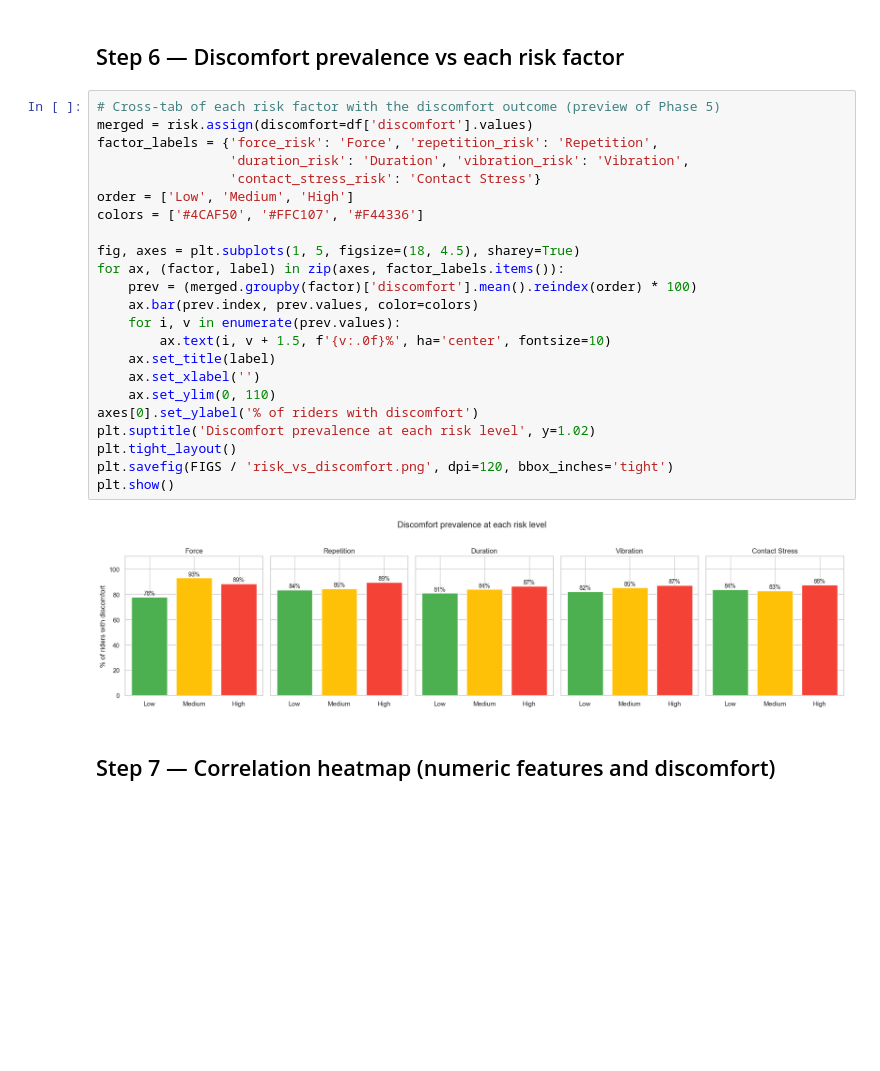
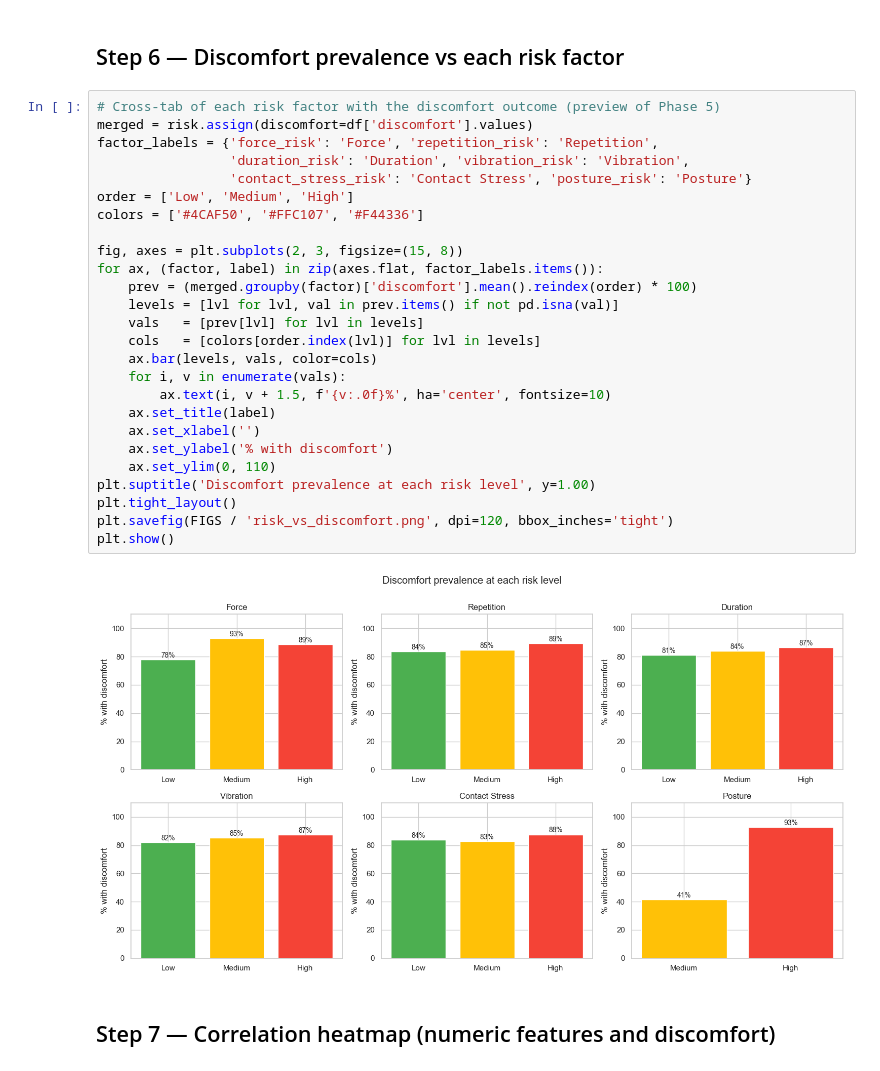
Before and after one commit to AilaVishnu/ergonomic-risk-factor-prediction, a Jupyter notebook: notebooks/04_eda.ipynb, the cells around one changed output. Cells and saved outputs as stored; diff of their text form; blank space fills up the shorter version.

```diff
--- a/notebooks/04_eda.ipynb
+++ b/notebooks/04_eda.ipynb
@@ -161,28 +161,31 @@ plt.show()
 # %%
 # Cross-tab of each risk factor with the discomfort outcome (preview of Phase 5)
 merged = risk.assign(discomfort=df['discomfort'].values)
 factor_labels = {'force_risk': 'Force', 'repetition_risk': 'Repetition',
                  'duration_risk': 'Duration', 'vibration_risk': 'Vibration',
-                 'contact_stress_risk': 'Contact Stress'}
+                 'contact_stress_risk': 'Contact Stress', 'posture_risk': 'Posture'}
 order = ['Low', 'Medium', 'High']
 colors = ['#4CAF50', '#FFC107', '#F44336']
 
-fig, axes = plt.subplots(1, 5, figsize=(18, 4.5), sharey=True)
-for ax, (factor, label) in zip(axes, factor_labels.items()):
+fig, axes = plt.subplots(2, 3, figsize=(15, 8))
+for ax, (factor, label) in zip(axes.flat, factor_labels.items()):
     prev = (merged.groupby(factor)['discomfort'].mean().reindex(order) * 100)
-    ax.bar(prev.index, prev.values, color=colors)
-    for i, v in enumerate(prev.values):
+    levels = [lvl for lvl, val in prev.items() if not pd.isna(val)]
+    vals   = [prev[lvl] for lvl in levels]
+    cols   = [colors[order.index(lvl)] for lvl in levels]
+    ax.bar(levels, vals, color=cols)
+    for i, v in enumerate(vals):
         ax.text(i, v + 1.5, f'{v:.0f}%', ha='center', fontsize=10)
     ax.set_title(label)
     ax.set_xlabel('')
+    ax.set_ylabel('% with discomfort')
     ax.set_ylim(0, 110)
-axes[0].set_ylabel('% of riders with discomfort')
-plt.suptitle('Discomfort prevalence at each risk level', y=1.02)
+plt.suptitle('Discomfort prevalence at each risk level', y=1.00)
 plt.tight_layout()
 plt.savefig(FIGS / 'risk_vs_discomfort.png', dpi=120, bbox_inches='tight')
 plt.show()
 # %% [output]
-[figure, old version]
+[figure, new version]
 # %% [markdown]
 ## Step 7 — Correlation heatmap (numeric features and discomfort)
 # %%
```
Also changed, not shown: parts of 2 cells of this notebook, 2 other files.
